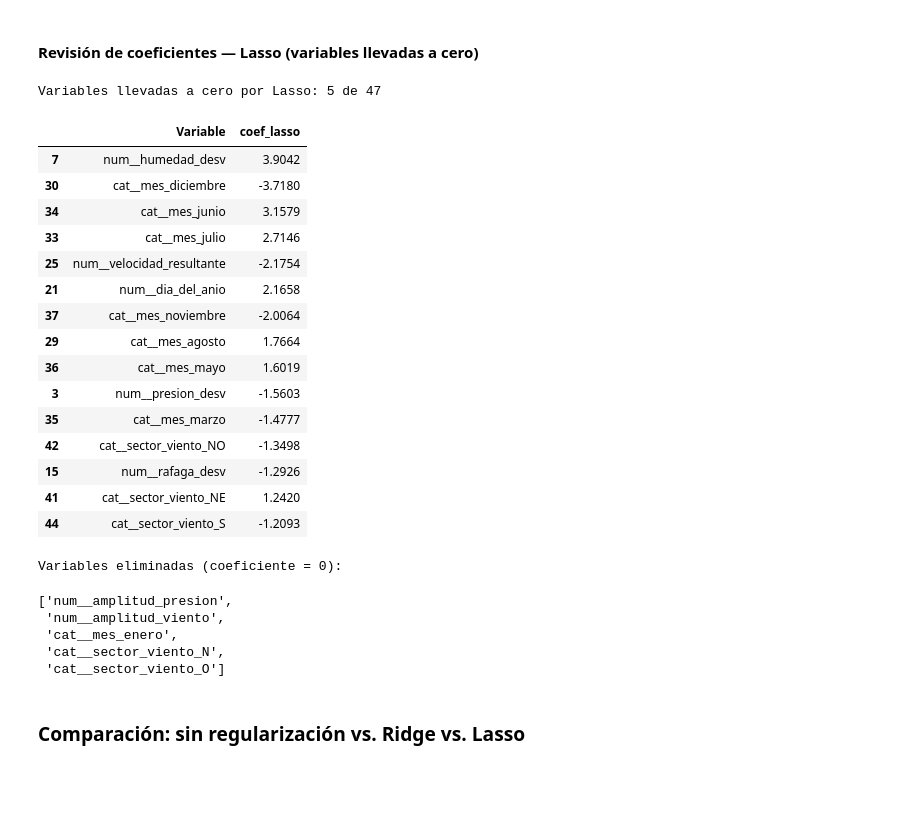
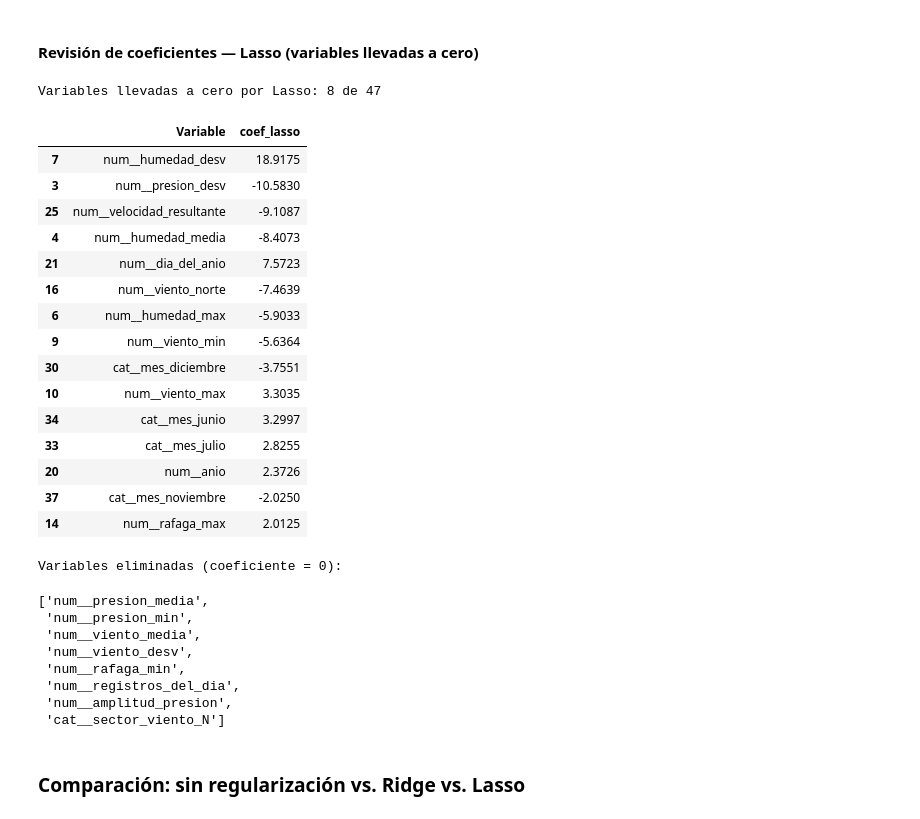
Before and after one commit to ISIS-2611-AprendizajeMaquina/MaterialDeClase-ISIS-2611, a Jupyter notebook: 202620/Laboratorios/L2/Laboratorio 2.ipynb, the cells around one changed output. Drawn from its saved outputs; the diff is of its cells as text; code cells hidden in the pictures; blank space fills up the shorter version.

```diff
--- a/202620/Laboratorios/L2/Laboratorio 2.ipynb
+++ b/202620/Laboratorios/L2/Laboratorio 2.ipynb
@@ -140,8 +142,8 @@ R²: -13.6241
 # %%
 numeric_transformer_g3 = Pipeline(steps=[
     ("imputer", SimpleImputer(strategy="median")),
+    ("polynomial", PolynomialFeatures(degree=3, include_bias=False)),
     ("scaler", StandardScaler()),
-    ("polynomial", PolynomialFeatures(degree=3)),
 ])
 preprocessor_g3 = ColumnTransformer(transformers=[
     ("num", numeric_transformer_g3, numeric_features),
@@ -180,7 +182,7 @@ param_grid_poly = {
 grid_poly = GridSearchCV(
     estimator=pipeline_regresion_polinomial,
     param_grid=param_grid_poly,
-    cv=5,
+    cv=kfold,
     scoring="neg_root_mean_squared_error",
     n_jobs=-1
 )
@@ -304,7 +304,12 @@ pipeline_ridge = Pipeline(steps=[
 ])
 
 param_grid_ridge = {
-    "modelo__alpha": [0.01, 0.1, 1, 10, 50, 100]
+    "modelo__alpha": [0.01, 0.1, 1, 10, 50, 100],
+    "preprocesamiento__num__scaler": [
+        StandardScaler(),
+        RobustScaler(),
+        MinMaxScaler()
+    ]
 }
 
 grid_ridge = GridSearchCV(
@@ -377,7 +382,12 @@ pipeline_lasso = Pipeline(steps=[
 ])
 
 param_grid_lasso = {
-    "modelo__alpha": [0.001, 0.01, 0.1, 0.5, 1, 5]
+    "modelo__alpha": [0.001, 0.01, 0.1, 0.5, 1, 5],
+    "preprocesamiento__num__scaler": [
+        StandardScaler(),
+        RobustScaler(),
+        MinMaxScaler()
+    ]
 }
 
 grid_lasso = GridSearchCV(
@@ -418,46 +428,49 @@ Test  -> RMSE: 6.6150, MAE: 5.0743, R²: 0.4513
 # %%
 feature_names_lasso = best_lasso.named_steps["preprocesamiento"].get_feature_names_out()
 coefs_lasso = best_lasso.named_steps["modelo"].coef_
 
 coef_lasso_df = pd.DataFrame({
     "Variable": feature_names_lasso,
     "coef_lasso": coefs_lasso
 })
 coef_lasso_df["coef_lasso"] = coef_lasso_df["coef_lasso"].round(4)
 
-n_ceros = (coef_lasso_df["coef_lasso"] == 0).sum()
+n_ceros = (coefs_lasso == 0).sum()
 print(f"Variables llevadas a cero por Lasso: {n_ceros} de {len(coef_lasso_df)}")
 
 coef_lasso_df_sorted = coef_lasso_df.sort_values("coef_lasso", key=abs, ascending=False)
 coef_lasso_df_sorted.head(15)
 # %% [output]
-Variables llevadas a cero por Lasso: 5 de 47
+Variables llevadas a cero por Lasso: 8 de 47
 |  | Variable | coef_lasso |
-| 7 | num__humedad_desv | 3.9042 |
-| 30 | cat__mes_diciembre | -3.7180 |
-| 34 | cat__mes_junio | 3.1579 |
-| 33 | cat__mes_julio | 2.7146 |
-| 25 | num__velocidad_resultante | -2.1754 |
-| 21 | num__dia_del_anio | 2.1658 |
-| 37 | cat__mes_noviembre | -2.0064 |
-| 29 | cat__mes_agosto | 1.7664 |
-| 36 | cat__mes_mayo | 1.6019 |
-| 3 | num__presion_desv | -1.5603 |
-| 35 | cat__mes_marzo | -1.4777 |
-| 42 | cat__sector_viento_NO | -1.3498 |
-| 15 | num__rafaga_desv | -1.2926 |
-| 41 | cat__sector_viento_NE | 1.2420 |
-| 44 | cat__sector_viento_S | -1.2093 |
+| 7 | num__humedad_desv | 18.9175 |
+| 3 | num__presion_desv | -10.5830 |
+| 25 | num__velocidad_resultante | -9.1087 |
+| 4 | num__humedad_media | -8.4073 |
+| 21 | num__dia_del_anio | 7.5723 |
+| 16 | num__viento_norte | -7.4639 |
+| 6 | num__humedad_max | -5.9033 |
+| 9 | num__viento_min | -5.6364 |
+| 30 | cat__mes_diciembre | -3.7551 |
+| 10 | num__viento_max | 3.3035 |
+| 34 | cat__mes_junio | 3.2997 |
+| 33 | cat__mes_julio | 2.8255 |
+| 20 | num__anio | 2.3726 |
+| 37 | cat__mes_noviembre | -2.0250 |
+| 14 | num__rafaga_max | 2.0125 |
 # %%
 print("Variables eliminadas (coeficiente = 0):")
-coef_lasso_df.loc[coef_lasso_df["coef_lasso"] == 0, "Variable"].tolist()
+coef_lasso_df.loc[coefs_lasso == 0, "Variable"].tolist()
 # %% [output]
 Variables eliminadas (coeficiente = 0):
-['num__amplitud_presion',
- 'num__amplitud_viento',
- 'cat__mes_enero',
- 'cat__sector_viento_N',
- 'cat__sector_viento_O']
+['num__presion_media',
+ 'num__presion_min',
+ 'num__viento_media',
+ 'num__viento_desv',
+ 'num__rafaga_min',
+ 'num__registros_del_dia',
+ 'num__amplitud_presion',
+ 'cat__sector_viento_N']
 # %% [markdown]
 ### Comparación: sin regularización vs. Ridge vs. Lasso
 # %%
```
Also changed, not shown: parts of 22 cells of this notebook.
